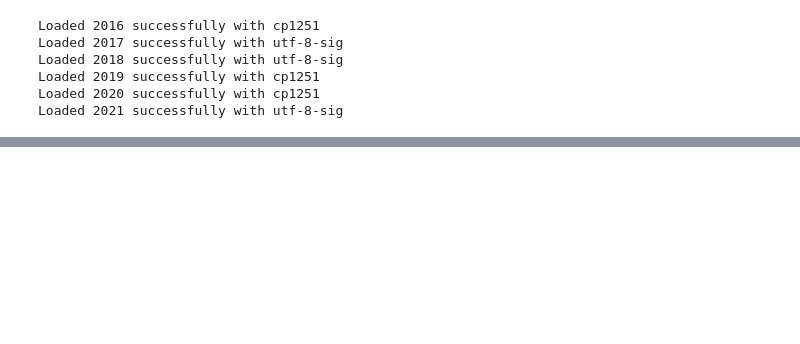
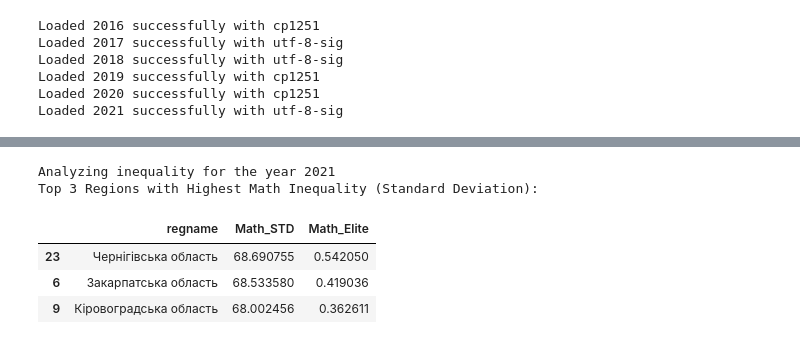
Before and after one commit to derwya/zno-eda, a Jupyter notebook: main.ipynb, the cells around one changed output, grey strips where cells are left out. Cells and saved outputs as stored; diff of their text form; code cells hidden in the pictures; blank space fills up the shorter version.

```diff
--- a/main.ipynb
+++ b/main.ipynb
@@ -350,0 +375,51 @@ set(years_dict[2016].columns.to_list()) ^ set(years_dict[2021].columns.to_list()
+# %%
+target_year = max(available_years)
+print(f"Analyzing inequality for the year {target_year}")
+
+df_target = years_dict[target_year].copy()
+
+df_target['math_clean'] = np.nan
+df_target['eng_clean'] = np.nan
+
+def get_col(pattern):
+    matches = [c for c in df_target.columns if re.search(pattern, c, re.IGNORECASE)]
+    return matches[0] if matches else None
+
+math_col = get_col(r'math.*ball100')
+eng_col = get_col(r'eng.*ball100')
+
+for raw_col, clean_col in [(math_col, 'math_clean'), (eng_col, 'eng_clean')]:
+    if raw_col:
+        df_target[clean_col] = (df_target[raw_col].astype(str)
+                                .str.replace(r'\s+', '', regex=True)
+                                .str.replace(',', '.', regex=False))
+        df_target[clean_col] = pd.to_numeric(df_target[clean_col], errors='coerce')
+
+def calc_inequality(series):
+    s = series.dropna()
+    if len(s) == 0:
+        return pd.Series({'std': np.nan, 'elite_pct': np.nan})
+    std_val = s.std()
+    elite_pct = (s[s >= 195].count() / len(s)) * 100
+    return pd.Series({'std': std_val, 'elite_pct': elite_pct})
+
+ineq_stats = df_target.groupby('regname').apply(
+    lambda x: pd.Series({
+        'Math_STD': calc_inequality(x['math_clean'])['std'],
+        'Math_Elite': calc_inequality(x['math_clean'])['elite_pct'],
+        'Eng_STD': calc_inequality(x['eng_clean'])['std'],
+        'Eng_Elite': calc_inequality(x['eng_clean'])['elite_pct']
+    })
+).reset_index()
+
+ineq_stats['regname'] = ineq_stats['regname'].replace({'м.Київ': 'Київ'})
+
+print("Top 3 Regions with Highest Math Inequality (Standard Deviation):")
+display(ineq_stats[['regname', 'Math_STD', 'Math_Elite']].sort_values(by='Math_STD', ascending=False).head(3))
+# %% [output]
+Analyzing inequality for the year 2021
+Top 3 Regions with Highest Math Inequality (Standard Deviation):
+|  | regname | Math_STD | Math_Elite |
+| 23 | Чернігівська область | 68.690755 | 0.542050 |
+| 6 | Закарпатська область | 68.533580 | 0.419036 |
+| 9 | Кіровоградська область | 68.002456 | 0.362611 |
```
Also changed, not shown: parts of 23 cells of this notebook, 1 other file.
